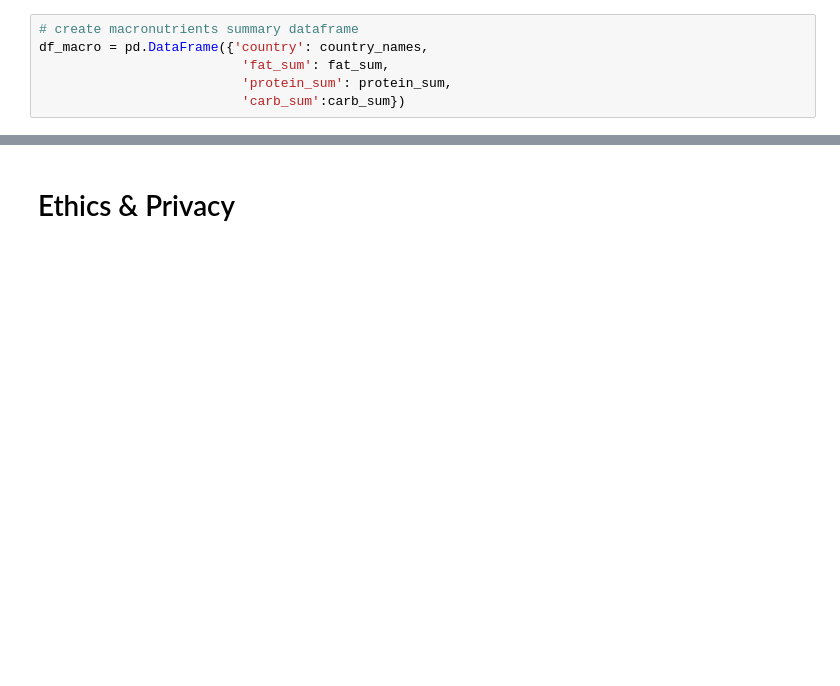
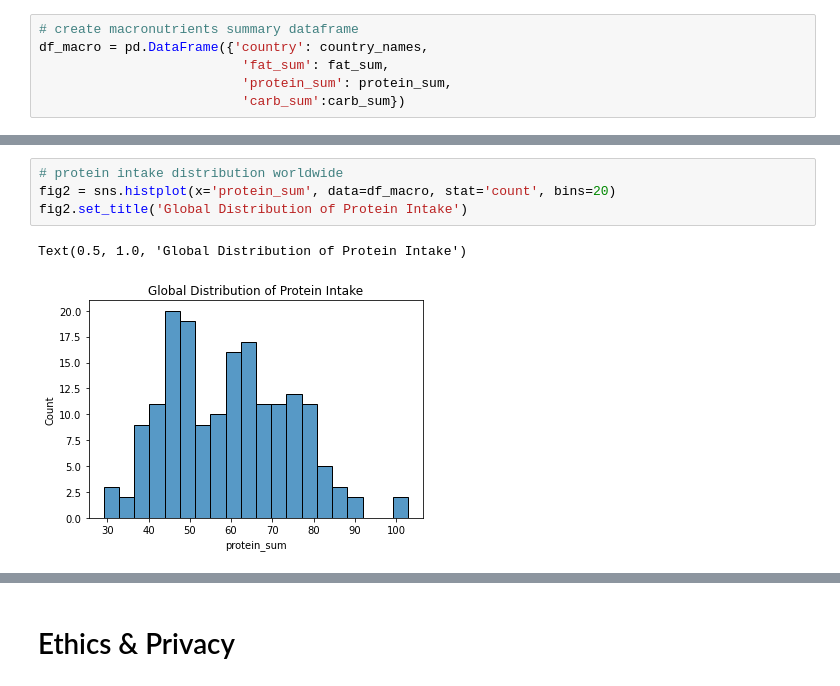
Before and after one commit to chwheo/cogs108-final-project, a Jupyter notebook: FinalProjectGroup061Sp22.ipynb, the cells around one changed output, grey strips where cells are left out. Saved outputs shown, nothing was run; the diff lists cells and outputs as text; blank space fills up the shorter version.

```diff
--- a/FinalProjectGroup061Sp22.ipynb
+++ b/FinalProjectGroup061Sp22.ipynb
@@ -307,0 +366,7 @@ df_macro
+# %%
+# protein intake distribution worldwide
+fig2 = sns.histplot(x='protein_sum', data=df_macro, stat='count', bins=20)
+fig2.set_title('Global Distribution of Protein Intake')
+# %% [output]
+Text(0.5, 1.0, 'Global Distribution of Protein Intake')
+[figure, added]
```
Also changed, not shown: parts of 15 cells of this notebook.
